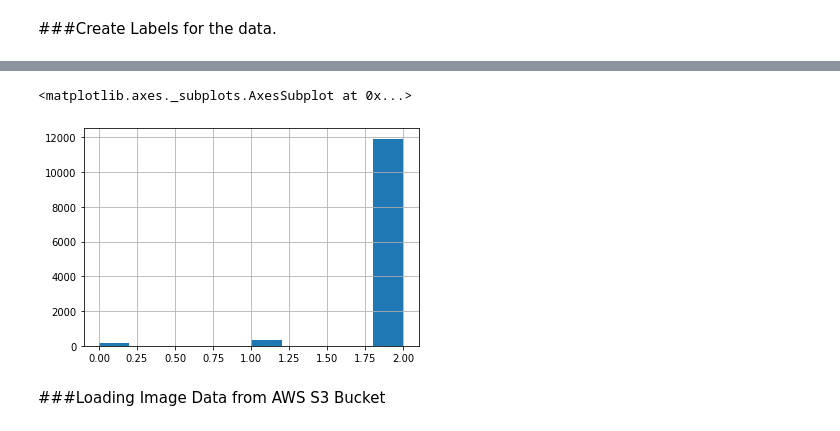
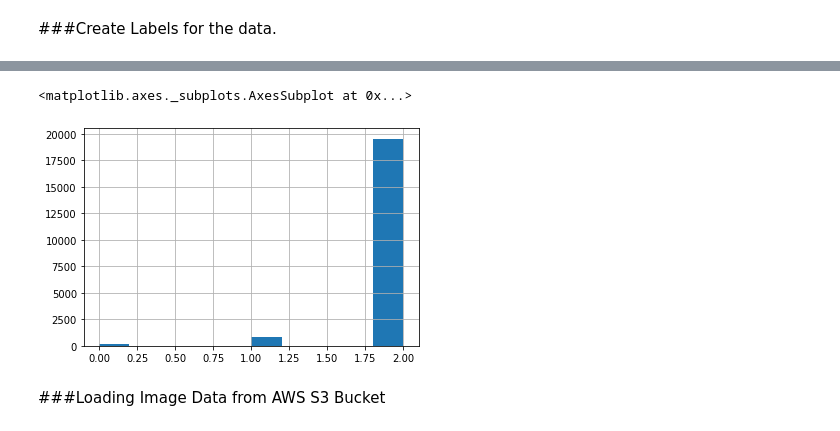
Before and after one commit to ian-byrne/MADSmilestone2, a Jupyter notebook: SIADS695_clock_image.ipynb, the cells around one changed output, grey strips where cells are left out. Drawn from its saved outputs; the diff is of its cells as text; code cells hidden in the pictures.

```diff
--- a/SIADS695_clock_image.ipynb
+++ b/SIADS695_clock_image.ipynb
@@ -37,7 +57,7 @@ def load_data():
   cg1dclkdraw: score of drawing
   spid: Subject ID, number maps to number in image file names"""
 
-  values = [1,2]#, 3, 4, 5, 6, 7, 8, 9, 10]
+  values = [1,2, 3, 4]#, 5, 6, 7, 8, 9, 10]
   round_data = pd.DataFrame()
 
   for val in values:
@@ -136,25 +144,26 @@ plt.show(b)
 # %% [markdown]
 ###Create Labels for the data.
 # %%
-##NEED TO FIX Will need to create method for more than 2 rounds
+def create_labels(df):
+  """Create labels: label 0 = pre-dementia, 1 = post-dementia, 2 = normal
+  Create Normal Label for all entries, base case, then assign value
+  of 1 to 1's and 7's"""
+
+  df['label'] = [2 if x == 2 else 1 for x in df['hc1disescn9']]
+
+  # Changing Round 1-3
+  for rounds in df['round'].unique()[:-1]:
+    round_val = rounds
+
+    round_post = df[df['round'] == (round_val + 1)]
+    # assign label value of 0 to the previous round where diagnosis changed from a 2.0 to 1.0
+    # diagnoses value of 7 corresponds to previous round value of 1, label stays a 1
+
+    post1 = round_post[round_post['hc1disescn9'] == 1]
+    df.loc[(df['round'] == round_val) & df['spid'].isin(post1['spid']), 'label'] = 0
+
+  return df
 
 
-# Create labels: label 0 = pre-dementia, 1 = post-dementia, 2 = normal
-# Create Normal Label for all entries, base case, then assign value of 1 to 1's and 7's
-rounds_clean['label'] = [2 if x == 2 else 1 for x in rounds_clean['hc1disescn9']]
 
-# Will need to create method for more than 2 rounds
-round_val = 2
-
-round_current = rounds_clean[rounds_clean['round'] == round_val]
-
-# assign label value of 0 to the previous round where diagnosis changed from a 2.0 to 1.0
-# appears that a diagnoses value of 7 corresponds to previous round value of 1, so label stays a 1 for that subject
-#post = rounds1_2.query('hc1disescn9==7 | hc1disescn9==1 & round =='+str(round_val))['spid']
-
-
-post1 = round_current[(round_current['hc1disescn9'] == 1) & (round_current['round'] == round_val)]
-#rounds_clean.loc[rounds_clean['spid'].isin(post1['spid']), 'label'] = 0
-#rounds_clean.head()
-post1
-round_current
+rounds_labeled = create_labels(rounds_clean)
@@ -238,10 +187,10 @@ post1.head(50)
 # %%
 # Look at distribution of labels
 import matplotlib.pyplot as plt
 
-rounds1_10.label.hist() #Highly unbalanced dataset - good case for generating synthetic data to rebalance
+rounds_labeled.label.hist() #Highly unbalanced dataset - good case for generating synthetic data to rebalance
 # %% [output]
 <matplotlib.axes._subplots.AxesSubplot at 0x...>
-[figure, old version]
+[figure, new version]
 # %% [markdown]
 ###Loading Image Data from AWS S3 Bucket
```
Also changed, not shown: parts of 19 cells of this notebook.
